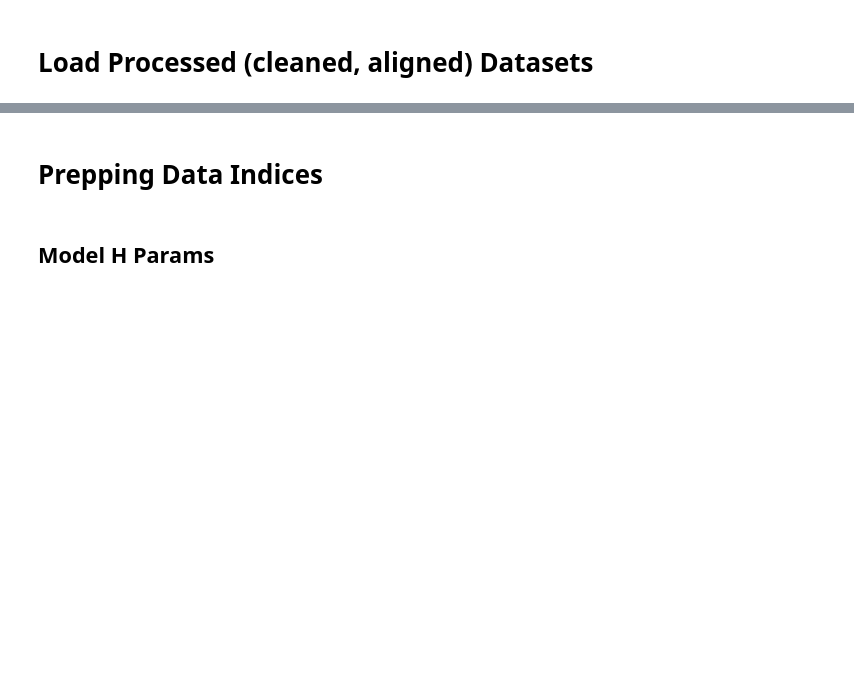
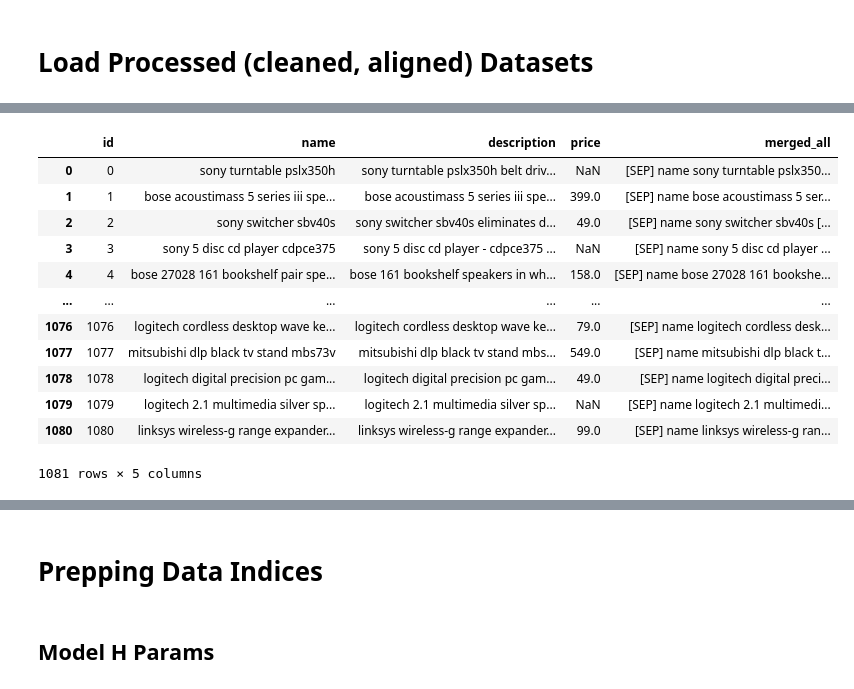
Before and after one commit to sahaana/ember-internal, a Jupyter notebook: notebooks/embedding/[0] Trial Run.ipynb, the cells around one changed output, grey strips where cells are left out. Drawn from its saved outputs; the diff is of its cells as text; code cells hidden in the pictures; blank space fills up the shorter version.

```diff
--- a/notebooks/embedding/[0] Trial Run.ipynb
+++ b/notebooks/embedding/[0] Trial Run.ipynb
@@ -80,0 +56,16 @@ imdb
+# %%
+left
+# %% [output]
+|  | id | name | description | price | merged_all |
+| 0 | 0 | sony turntable pslx350h | sony turntable pslx350h belt driv... | NaN | [SEP] name sony turntable pslx350... |
+| 1 | 1 | bose acoustimass 5 series iii spe... | bose acoustimass 5 series iii spe... | 399.0 | [SEP] name bose acoustimass 5 ser... |
+| 2 | 2 | sony switcher sbv40s | sony switcher sbv40s eliminates d... | 49.0 | [SEP] name sony switcher sbv40s [... |
+| 3 | 3 | sony 5 disc cd player cdpce375 | sony 5 disc cd player - cdpce375 ... | NaN | [SEP] name sony 5 disc cd player ... |
+| 4 | 4 | bose 27028 161 bookshelf pair spe... | bose 161 bookshelf speakers in wh... | 158.0 | [SEP] name bose 27028 161 bookshe... |
+| ... | ... | ... | ... | ... | ... |
+| 1076 | 1076 | logitech cordless desktop wave ke... | logitech cordless desktop wave ke... | 79.0 | [SEP] name logitech cordless desk... |
+| 1077 | 1077 | mitsubishi dlp black tv stand mbs73v | mitsubishi dlp black tv stand mbs... | 549.0 | [SEP] name mitsubishi dlp black t... |
+| 1078 | 1078 | logitech digital precision pc gam... | logitech digital precision pc gam... | 49.0 | [SEP] name logitech digital preci... |
+| 1079 | 1079 | logitech 2.1 multimedia silver sp... | logitech 2.1 multimedia silver sp... | NaN | [SEP] name logitech 2.1 multimedi... |
+| 1080 | 1080 | linksys wireless-g range expander... | linksys wireless-g range expander... | 99.0 | [SEP] name linksys wireless-g ran... |
+1081 rows × 5 columns
```
Also changed, not shown: parts of 54 cells of this notebook, 12 other files.
